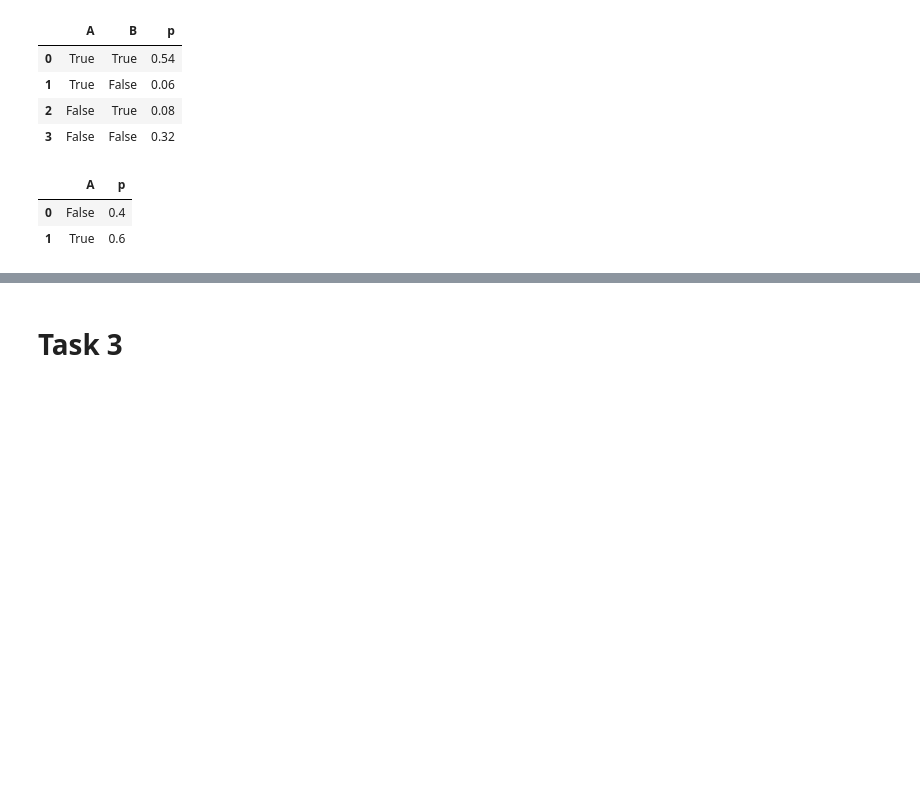
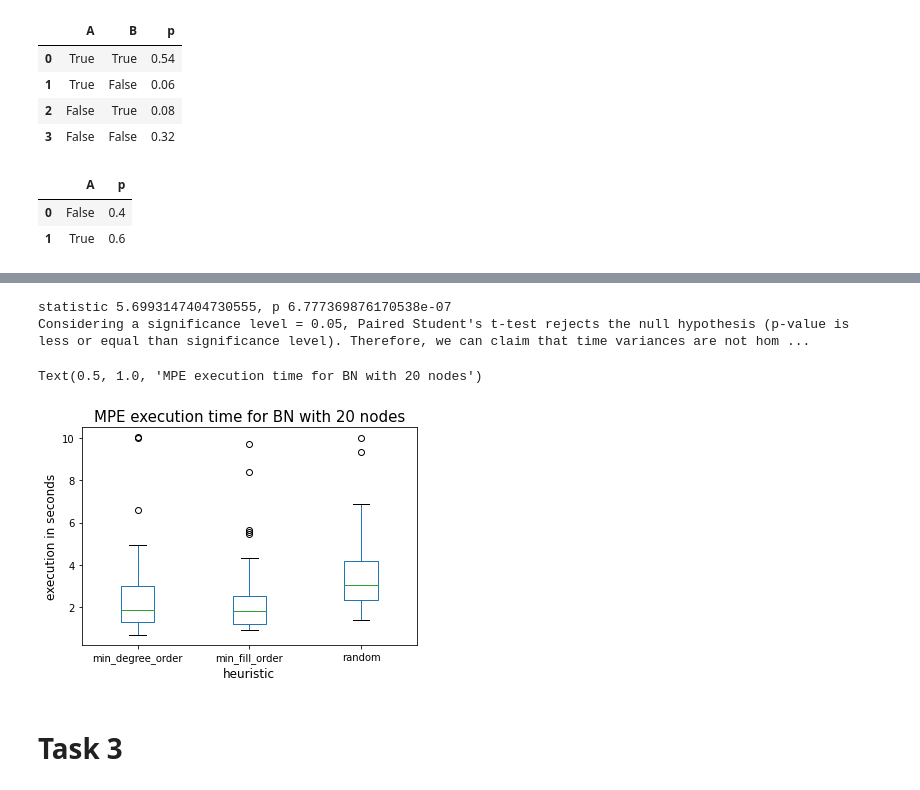
Before and after one commit to OlegBEZb/KR21_project2, a Jupyter notebook: KR_assignment_2.ipynb, the cells around one changed output, grey strips where cells are left out. Saved outputs shown, nothing was run; the diff lists cells and outputs as text; code cells hidden in the pictures; blank space fills up the shorter version.

```diff
--- a/KR_assignment_2.ipynb
+++ b/KR_assignment_2.ipynb
@@ -295,0 +304,14 @@ for path in nx.all_simple_paths(bn.structure_unidirected, 'bowel-problem', ['lig
+# %%
+results_mpe = {k: [] for k in ['min_degree_order', 'min_fill_order', 'random']}
+for i in tqdm(range(50)):
+    bngen = BNGenerator(20)
+    for heur in ['min_degree_order', 'min_fill_order', 'random']:
+        bn = deepcopy(bngen.bayes_net)
+        start = time.time()
+        bn.ve_mpe(evidence=pd.Series({"2": False}),
+          order=heur)
+        solution_time = time.time() - start
+        results_mpe[heur].append(solution_time)
+# %%
+df_mpe = pd.DataFrame(results_mpe)
+df_mpe
@@ -296,3 +336,23 @@ for path in nx.all_simple_paths(bn.structure_unidirected, 'bowel-problem', ['lig
+# %%
+from scipy.stats import ttest_rel
+stat, p = ttest_rel(df_mpe['random'], df_mpe['min_fill_order'])
+print(f'statistic {stat}, p {p}')
+p_sig = 0.05
+if p > p_sig:
+    print("Considering a significance level = 0.05, Paired Student's t-test fails to reject the null hypothesis (p-value is greater than significance level). Therefore, we can claim that time variances are homogeneous/equal for both approaches")
+else:
+    print("Considering a significance level = 0.05, Paired Student's t-test rejects the null hypothesis (p-value is less or equal than significance level). Therefore, we can claim that time variances are not homogeneous/equal for both approaches")
+# %% [output]
+statistic 5.6993147404730555, p 6.777369876170538e-07
+Considering a significance level = 0.05, Paired Student's t-test rejects the null hypothesis (p-value is less or equal than significance level). Therefore, we can claim that time variances are not hom ...
+# %%
+ax = df_mpe.plot(kind='box')
+ax.set_xlabel("heuristic", fontsize=12)
+ax.set_ylabel("execution in seconds", fontsize=12)
+ax.set_title("MPE execution time for BN with 20 nodes", fontsize=15)
+# %% [output]
+Text(0.5, 1.0, 'MPE execution time for BN with 20 nodes')
+[figure, added]
 # %% [markdown]
 # Task 3
 # %%
```
Also changed, not shown: parts of 43 cells of this notebook, 4 other files.
